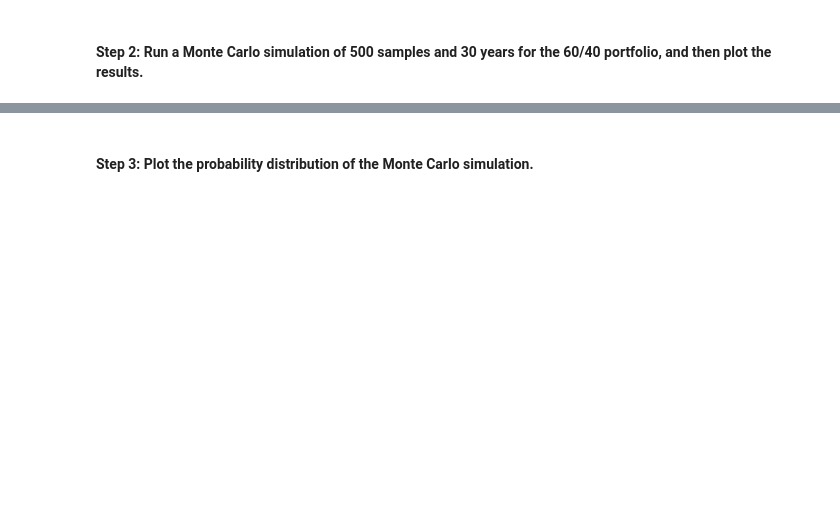
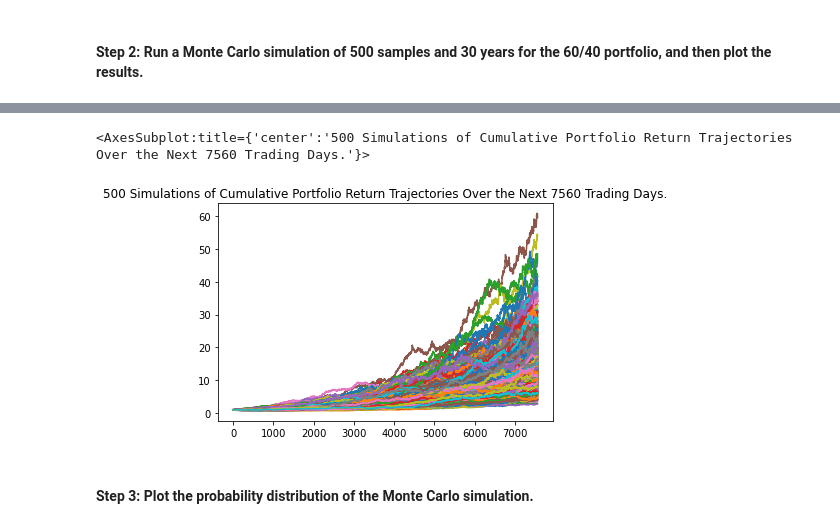
Before and after one commit to jpmaddox97/module_5_challenge, a Jupyter notebook: Starter_Code/financial_planning_tools.ipynb, the cells around one changed output, grey strips where cells are left out. Cells and saved outputs as stored; diff of their text form; code cells hidden in the pictures; blank space fills up the shorter version.

Commit message:
Ran monte carlo simulation. Began plotting the simulation and gathering summary stats

```diff
--- a/Starter_Code/financial_planning_tools.ipynb
+++ b/Starter_Code/financial_planning_tools.ipynb
@@ -414,19 +439,26 @@ In this section, you’ll use the MCForecastTools library to create a Monte Carl
 # %%
 # Set start and end dates of 3 years back from your current date
 # Alternatively, you can use an end date of 2020-08-07 and work 3 years back from that date
-# YOUR CODE HERE
-# YOUR CODE HERE
+start_date = pd.Timestamp('2018-07-28', tz='America/New_York').isoformat()
+end_date = pd.Timestamp('2021-07-28', tz='America/New_York').isoformat()
+
 
 # Set number of rows to 1000 to retrieve the maximum amount of rows
-# YOUR CODE HERE
+limit=1000
 # %%
 # Use the Alpaca get_barset function to make the API call to get the 3 years worth of pricing data
 # The tickers and timeframe parameters should have been set in Part 1 of this activity
 # The start and end dates should be updated with the information set above
 # Remember to add the df property to the end of the call so the response is returned as a DataFrame
-# YOUR CODE HERE
+sb_hist_data = alpaca.get_barset(
+    tickers,
+    timeframe=timeframe,
+    start=start_date,
+    end=end_date,
+    limit=limit
+    ).df
 
-
+sb_hist_data.index = sb_hist_data.index.date
 # Display both the first and last five rows of the DataFrame
-# YOUR CODE HERE
-# YOUR CODE HERE
+display(sb_hist_data.head())
+display(sb_hist_data.tail())
@@ -436,7 +483,12 @@ In this section, you’ll use the MCForecastTools library to create a Monte Carl
 # Configure the Monte Carlo simulation to forecast 30 years cumulative returns
 # The weights should be split 40% to AGG and 60% to SPY.
 # Run 500 samples.
-# YOUR CODE HERE
+sb_hist_data_mc = MCSimulation(
+    sb_hist_data,
+    weights=[.6,.4],
+    num_simulation=500,
+    num_trading_days=252*30
+    )
 
 # Review the simulation input data
-# YOUR CODE HERE
+sb_hist_data.head()
@@ -446,7 +537,10 @@ In this section, you’ll use the MCForecastTools library to create a Monte Carl
 # %%
 # Visualize the 30-year Monte Carlo simulation by creating an
 # overlay line plot
-# YOUR CODE HERE
+sb_hist_data_mc.plot_simulation()
+# %% [output]
+<AxesSubplot:title={'center':'500 Simulations of Cumulative Portfolio Return Trajectories Over the Next 7560 Trading Days.'}>
+[figure, added]
 # %% [markdown]
 #### Step 3: Plot the probability distribution of the Monte Carlo simulation.
 # %%
```
Also changed, not shown: parts of 19 cells of this notebook.
